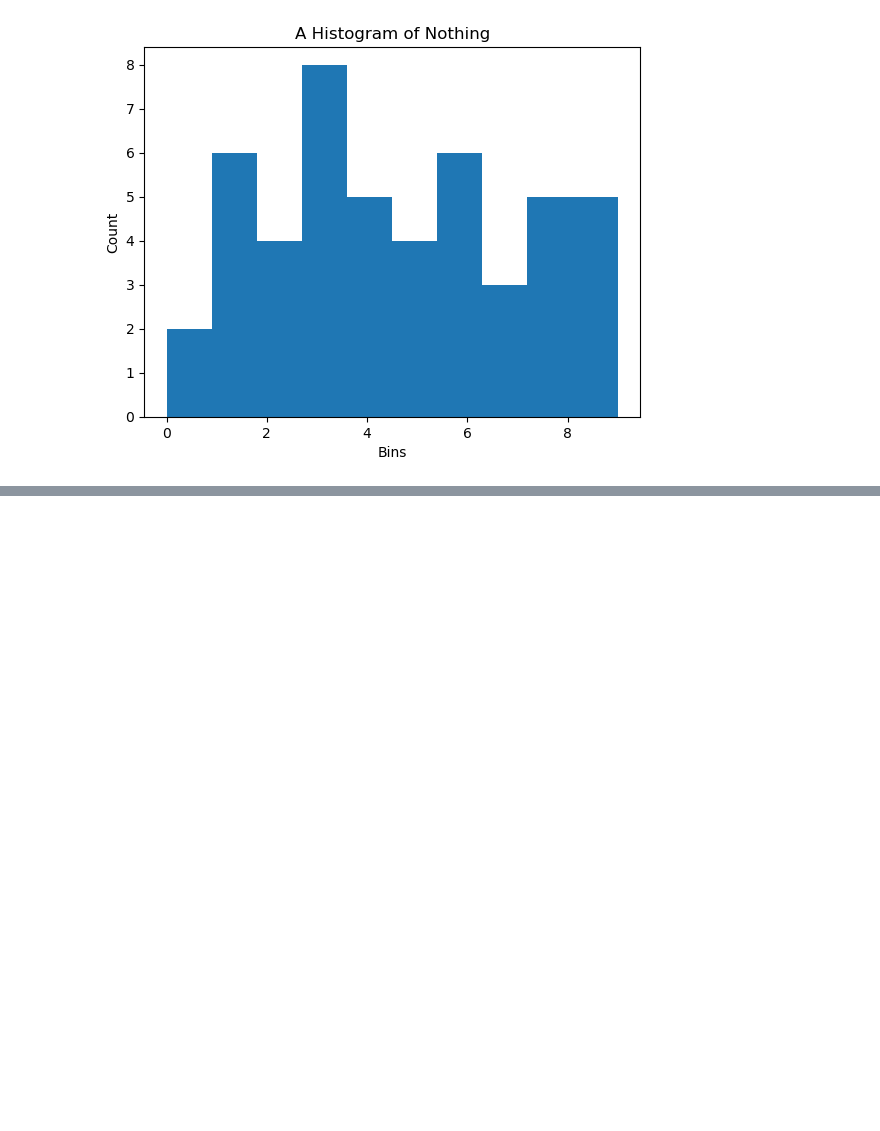
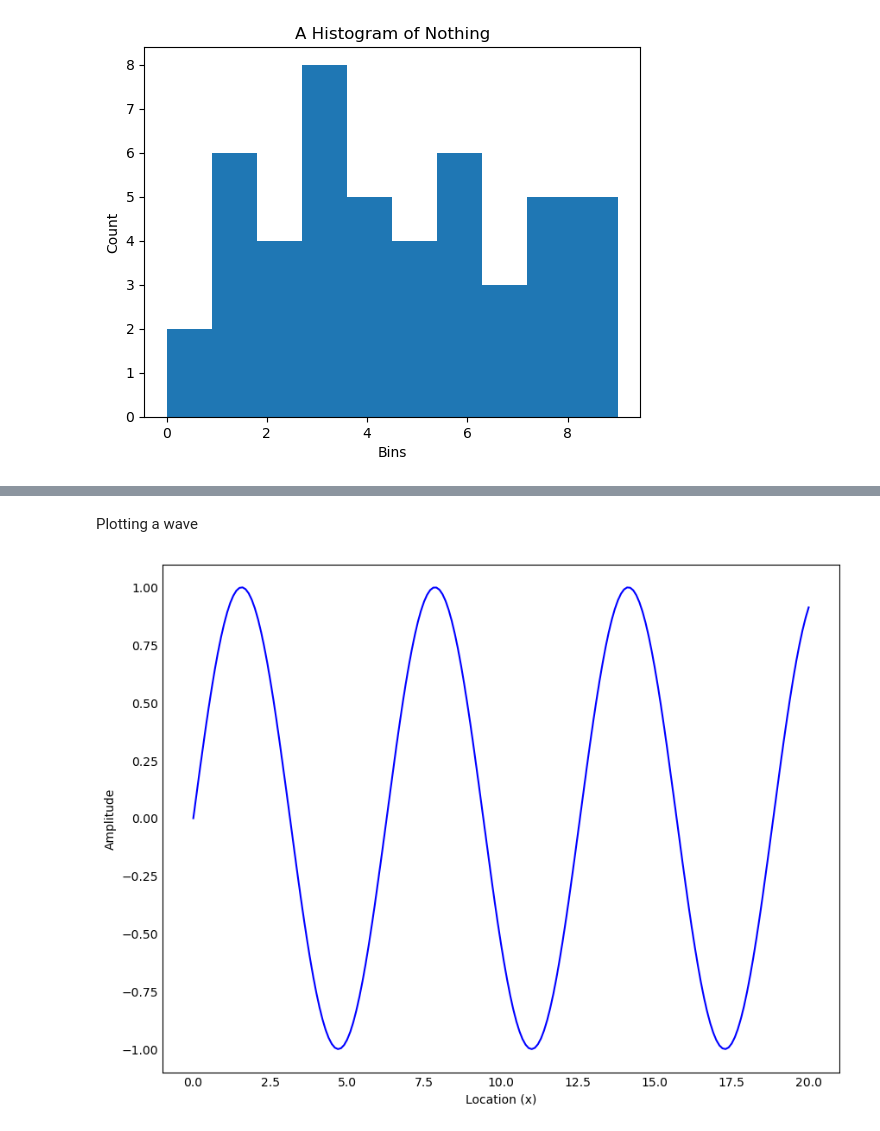
Before and after one commit to radryan1979/PythonCourse, a Jupyter notebook: Notebooks/matplotlib.ipynb, the cells around one changed output, grey strips where cells are left out. Drawn from its saved outputs; the diff is of its cells as text; code cells hidden in the pictures; blank space fills up the shorter version.

```diff
--- a/Notebooks/matplotlib.ipynb
+++ b/Notebooks/matplotlib.ipynb
@@ -64,0 +88,13 @@ Text(0.5, 1.0, 'A Histogram of Nothing')
+# %% [markdown]
+Plotting a wave
+# %%
+x = np.linspace(0, 20, 201)
+y = np.sin(x)
+
+plt.figure(figsize = (8, 6))
+plt.plot(x, y, 'b')
+plt.ylabel('Amplitude')
+plt.xlabel('Location (x)')
+plt.show()
+# %% [output]
+[figure, added]
```
Also changed, not shown: parts of 2 cells of this notebook, 5 other files.
